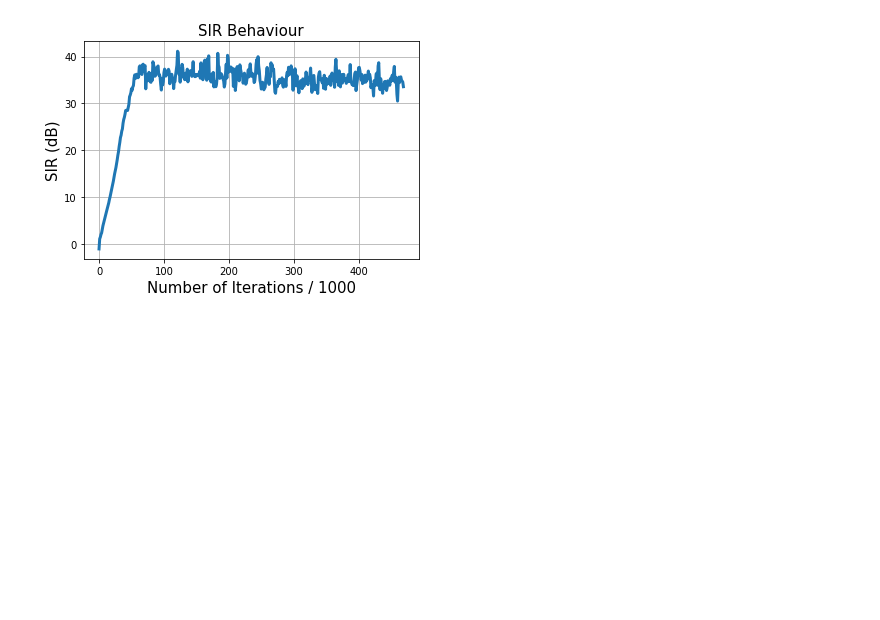
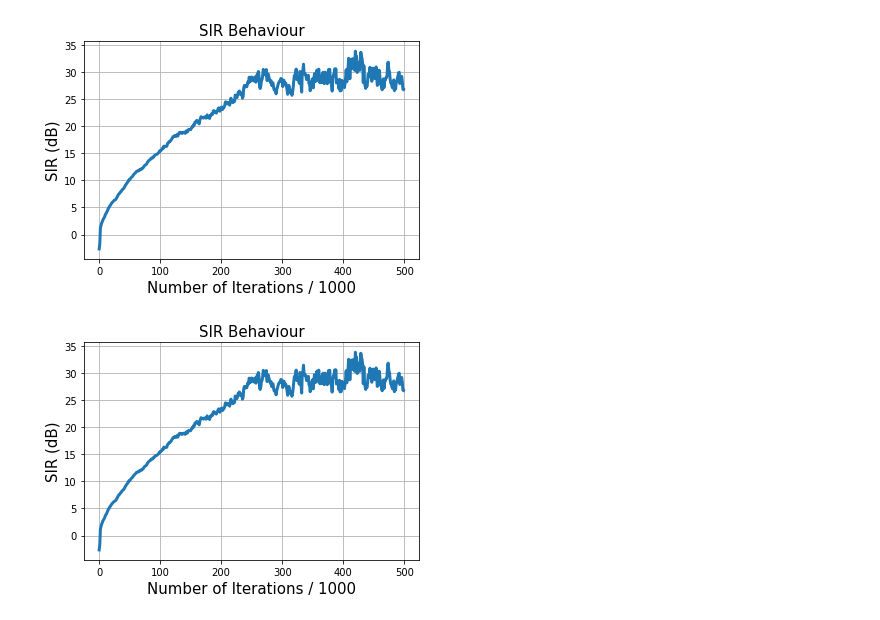
Before and after one commit to BariscanBozkurt/Biologically-Plausible-Correlative-Information-Maximization-for-Blind-Source-Separation, a Jupyter notebook: Numerical_Experiments/Sparse_LDMI_Exp_Independent.ipynb, the cells around one changed output. Drawn from its saved outputs; the diff is of its cells as text; code cells hidden in the pictures; blank space fills up the shorter version.

```diff
--- a/Numerical_Experiments/Sparse_LDMI_Exp_Independent.ipynb
+++ b/Numerical_Experiments/Sparse_LDMI_Exp_Independent.ipynb
@@ -92,12 +92,19 @@ model = OnlineLDMIBSS(s_dim = s_dim, x_dim = x_dim, muW = 1e-3, lambday = lambda
                       lambdae = lambdae, By = By, Be = Be, neural_OUTPUT_COMP_TOL = 1e-6,
                       set_ground_truth = True, S = S, A = A)
 # %%
+# Below both works fine but first one seems to be more stable.
 model.fit_batch_sparse(X = X, n_epochs = 1, neural_dynamic_iterations = 10,
-                           plot_in_jupyter = True, neural_lr_start = 0.25,
+                           plot_in_jupyter = True, neural_lr_start = 0.2,
                            neural_lr_stop = 0.001, debug_iteration_point = debug_iteration_point,
                           shuffle = True)
+
+# model.fit_batch_sparse(X = X, n_epochs = 1, neural_dynamic_iterations = 10,
+#                            plot_in_jupyter = True, neural_lr_start = 0.25,
+#                            neural_lr_stop = 0.001, debug_iteration_point = debug_iteration_point,
+#                           shuffle = True)
 # %% [output]
-[figure, old version]
+[figure, new version]
+[figure, added]
 # %%
 mpl.rcParams['xtick.labelsize'] = 18
 mpl.rcParams['ytick.labelsize'] = 18
```
Also changed, not shown: parts of 6 cells of this notebook.
